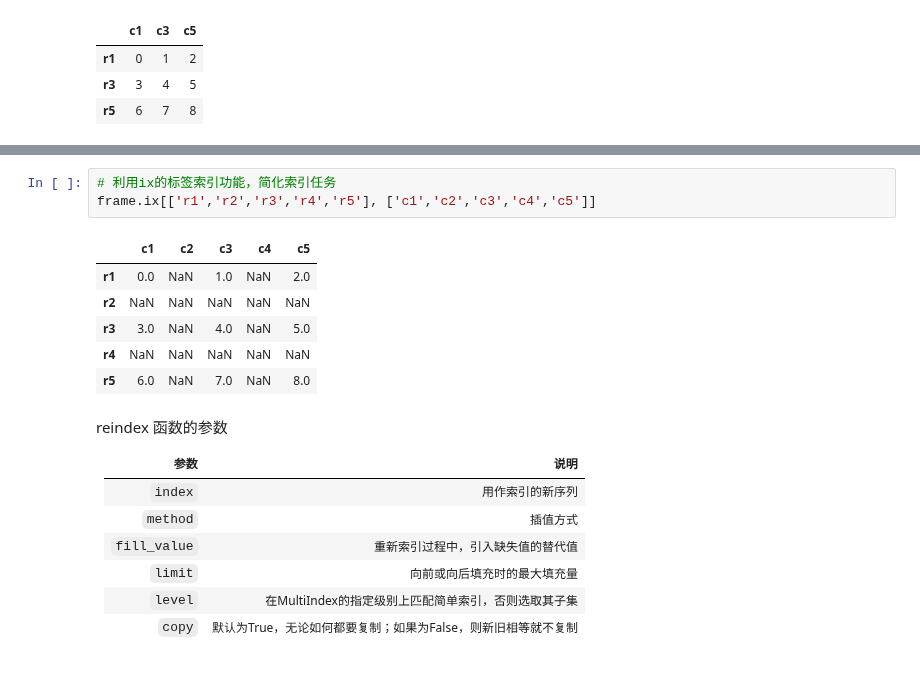
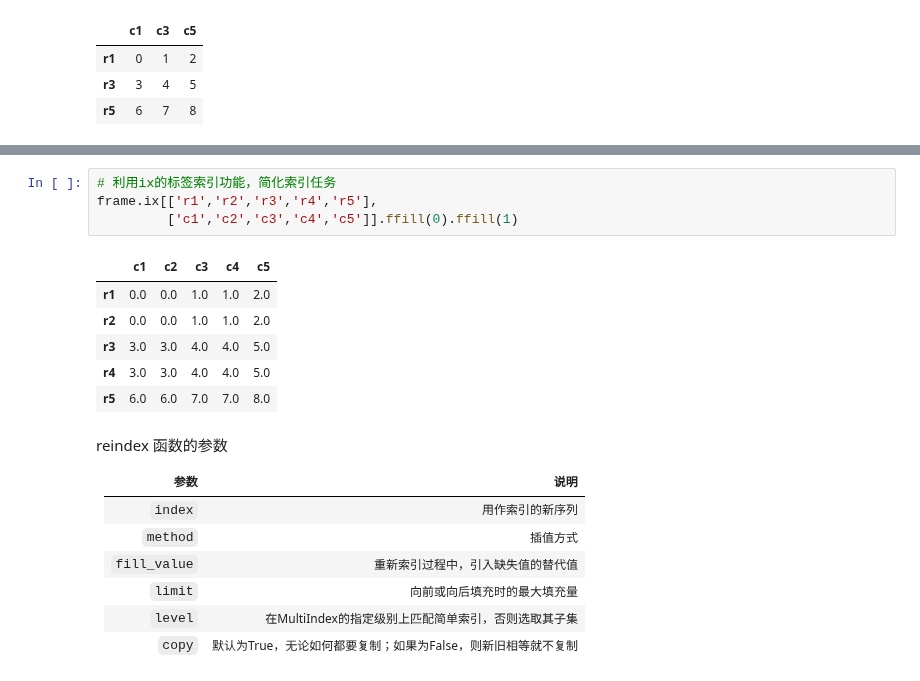
Before and after one commit to hugolu/learn-python, a Jupyter notebook: python-for-data-analysis/ch05-getting-started-with-pandas.ipynb, the cells around one changed output, grey strips where cells are left out. Cells and saved outputs as stored; diff of their text form.

```diff
--- a/python-for-data-analysis/ch05-getting-started-with-pandas.ipynb
+++ b/python-for-data-analysis/ch05-getting-started-with-pandas.ipynb
@@ -501,13 +557,14 @@ frame.reindex(columns=['c1','c2','c3','c4','c5'])
 # %%
 # 利用ix的标签索引功能，简化索引任务
-frame.ix[['r1','r2','r3','r4','r5'], ['c1','c2','c3','c4','c5']]
+frame.ix[['r1','r2','r3','r4','r5'],
+         ['c1','c2','c3','c4','c5']].ffill(0).ffill(1)
 # %% [output]
 |  | c1 | c2 | c3 | c4 | c5 |
-| r1 | 0.0 | NaN | 1.0 | NaN | 2.0 |
-| r2 | NaN | NaN | NaN | NaN | NaN |
-| r3 | 3.0 | NaN | 4.0 | NaN | 5.0 |
-| r4 | NaN | NaN | NaN | NaN | NaN |
-| r5 | 6.0 | NaN | 7.0 | NaN | 8.0 |
+| r1 | 0.0 | 0.0 | 1.0 | 1.0 | 2.0 |
+| r2 | 0.0 | 0.0 | 1.0 | 1.0 | 2.0 |
+| r3 | 3.0 | 3.0 | 4.0 | 4.0 | 5.0 |
+| r4 | 3.0 | 3.0 | 4.0 | 4.0 | 5.0 |
+| r5 | 6.0 | 6.0 | 7.0 | 7.0 | 8.0 |
 # %% [markdown]
 reindex 函数的参数
 
```
Also changed, not shown: parts of 115 cells of this notebook.
